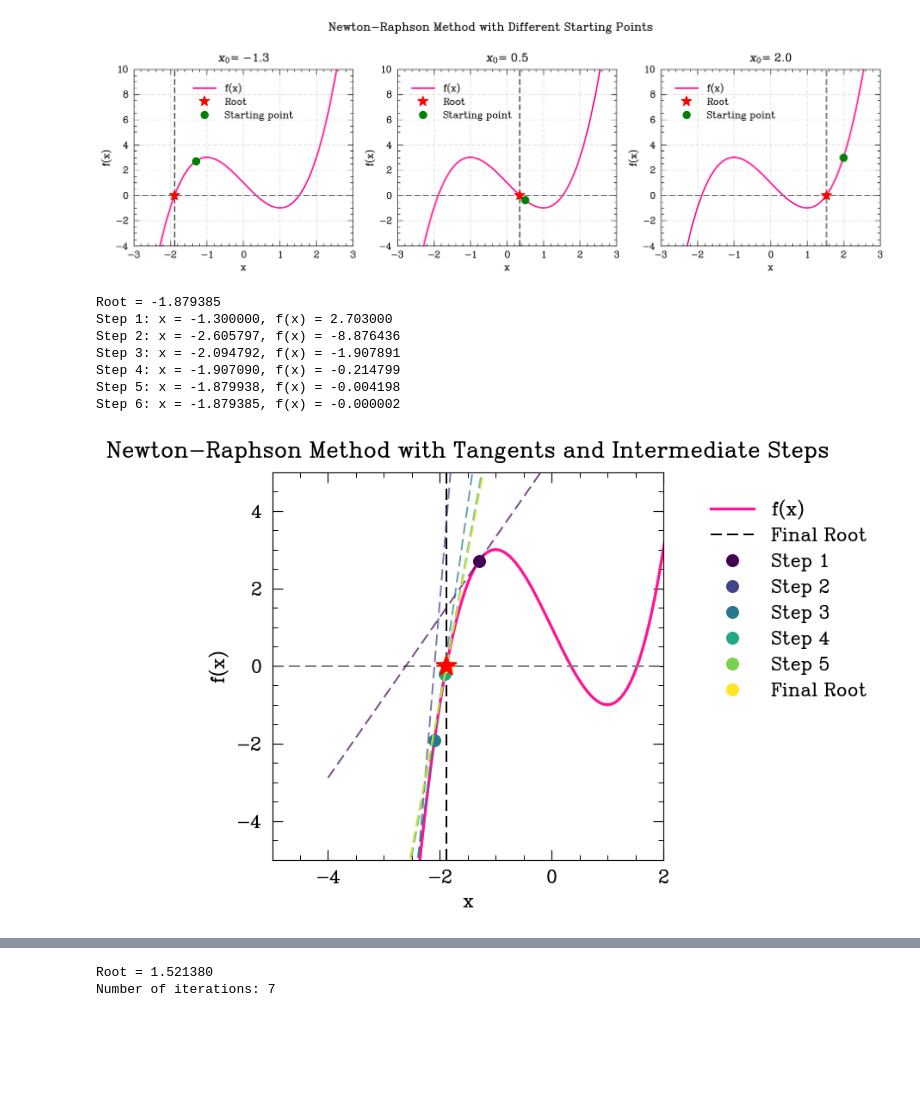
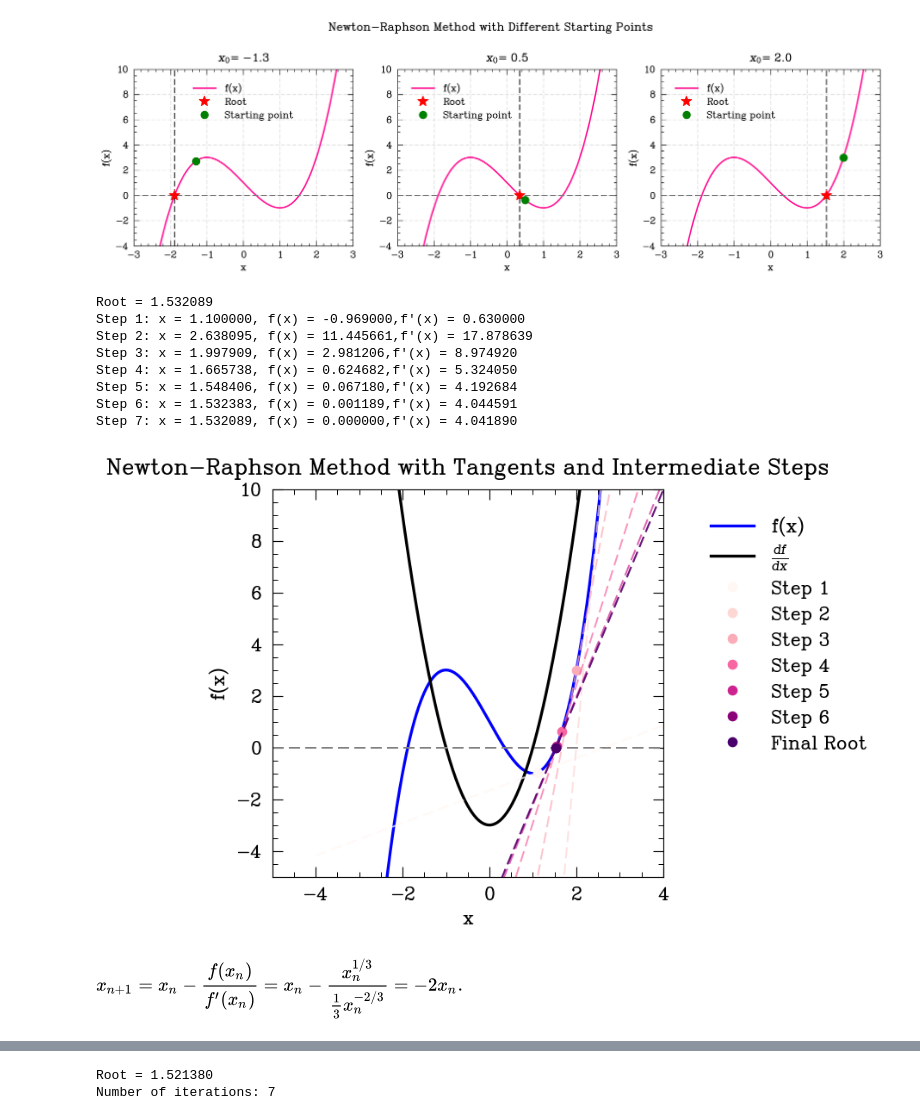
Before and after one commit to catastropiyush/coursework-notebooks, a Jupyter notebook: Numerical_methods_class.ipynb, the cells around one changed output, grey strips where cells are left out. Cells and saved outputs as stored; diff of their text form; code cells hidden in the pictures; blank space fills up the shorter version.

```diff
--- a/Numerical_methods_class.ipynb
+++ b/Numerical_methods_class.ipynb
@@ -327,9 +328,6 @@ Starting point: 0.5, Root = 0.347296
 Starting point: 2.0, Root = 1.532089
 [figure]
 # %%
-import numpy as np
-import matplotlib.pyplot as plt
-
 def f(x):
     return x**3 - 3*x + 1
 
@@ -343,47 +341,50 @@ def newtoroot(f, df, x0, tol=1e-5, max_iter=100):
             return x0, steps
         x0 = x0 - f(x0) / df(x0)
         steps.append(x0)
     raise ValueError("Method did not converge")
 
-x0 = -1.3
+x0 = 1.1
 root, steps = newtoroot(f, f_prime, x0)
 print(f"Root = {root:.6f}")
 
 x = np.linspace(-4, 5, 400)
 y = f(x)
 
 plt.figure(figsize=(7, 5))
-plt.plot(x, y, label='f(x)', color='deeppink', linewidth=2)
+plt.plot(x, y, label='f(x)', color='blue', linewidth=2)
+plt.plot(x, f_prime(x), label=r'$\frac{df}{dx}$', color='black', linewidth=2)
 plt.axhline(y=0, color='grey', linestyle='--')
-plt.axvline(x=root, color='black', linestyle='--', label='Final Root')
 
-colors = plt.cm.viridis(np.linspace(0, 1, len(steps)))
+colors = plt.cm.RdPu(np.linspace(0, 1, len(steps)))
 for i, (x_i, color) in enumerate(zip(steps, colors)):
     y_i = f(x_i)
-    plt.plot(x_i, y_i, 'o', color=color, markersize=8, label=f'Step {i+1}' if i < len(steps)-1 else 'Final Root')
+    plt.plot(x_i, y_i, 'o', color=color, markersize=6, label=f'Step {i+1}' if i < len(steps)-1 else 'Final Root')
 
     tangent = f_prime(x_i) * (x - x_i) + y_i
     plt.plot(x, tangent, '--', color=color, alpha=0.7)
 
-plt.plot(root, 0, 'r*', markersize=15)
+#plt.plot(root, 0, 'r*', markersize=15)
 
 plt.xlabel('x')
 plt.ylabel('f(x)')
 plt.title('Newton-Raphson Method with Tangents and Intermediate Steps')
 plt.legend(bbox_to_anchor=(1.05, 1), loc='upper left')
-plt.xlim(-5, 2)
-plt.ylim(-5, 5)
+plt.xlim(-5, 4)
+plt.ylim(-5, 10)
 
 plt.tight_layout()
 
 for i, step in enumerate(steps):
-    print(f"Step {i+1}: x = {step:.6f}, f(x) = {f(step):.6f}")
+    print(f"Step {i+1}: x = {step:.6f}, f(x) = {f(step):.6f},f'(x) = {f_prime(step):.6f}")
 # %% [output]
-Root = -1.879385
-Step 1: x = -1.300000, f(x) = 2.703000
-Step 2: x = -2.605797, f(x) = -8.876436
-Step 3: x = -2.094792, f(x) = -1.907891
-Step 4: x = -1.907090, f(x) = -0.214799
-Step 5: x = -1.879938, f(x) = -0.004198
-Step 6: x = -1.879385, f(x) = -0.000002
+Root = 1.532089
+Step 1: x = 1.100000, f(x) = -0.969000,f'(x) = 0.630000
+Step 2: x = 2.638095, f(x) = 11.445661,f'(x) = 17.878639
+Step 3: x = 1.997909, f(x) = 2.981206,f'(x) = 8.974920
+Step 4: x = 1.665738, f(x) = 0.624682,f'(x) = 5.324050
+Step 5: x = 1.548406, f(x) = 0.067180,f'(x) = 4.192684
+Step 6: x = 1.532383, f(x) = 0.001189,f'(x) = 4.044591
+Step 7: x = 1.532089, f(x) = 0.000000,f'(x) = 4.041890
-[figure, old version]
+[figure, new version]
+# %% [markdown]
+![image.png](embedded-picture-1)
```
Also changed, not shown: parts of 2 cells of this notebook.
